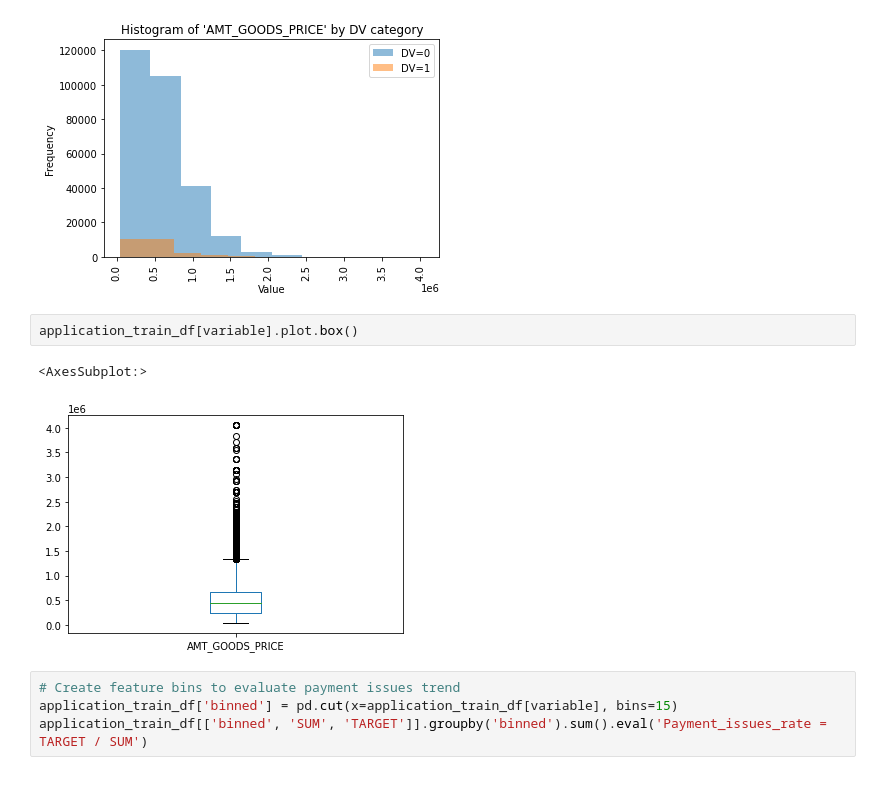
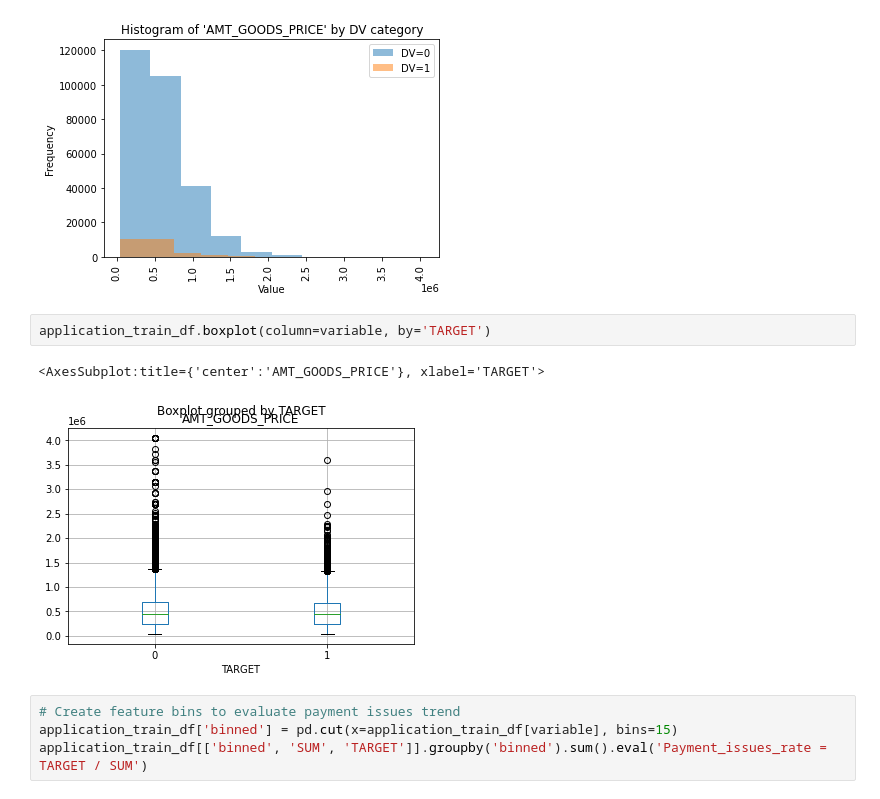
Before and after one commit to Dutchmick/loan_repayment_prediction, a Jupyter notebook: notebooks/Homecred - Exploratory analysis.ipynb, the cells around one changed output. Drawn from its saved outputs; the diff is of its cells as text.

```diff
--- a/notebooks/Homecred - Exploratory analysis.ipynb
+++ b/notebooks/Homecred - Exploratory analysis.ipynb
@@ -1104,11 +1088,11 @@ plot_histogram_dv(application_train_df[variable],
                   application_train_df['TARGET'])
 # %% [output]
 [figure]
-# %%
-application_train_df[variable].plot.box()
-# %% [output]
-<AxesSubplot:>
-[figure, removed]
+# %%
+application_train_df.boxplot(column=variable, by='TARGET')
+# %% [output]
+<AxesSubplot:title={'center':'AMT_GOODS_PRICE'}, xlabel='TARGET'>
+[figure, added]
 # %%
 # Create feature bins to evaluate payment issues trend
 application_train_df['binned'] = pd.cut(x=application_train_df[variable], bins=15)
```
Also changed, not shown: parts of 165 cells of this notebook, 2 other files.
